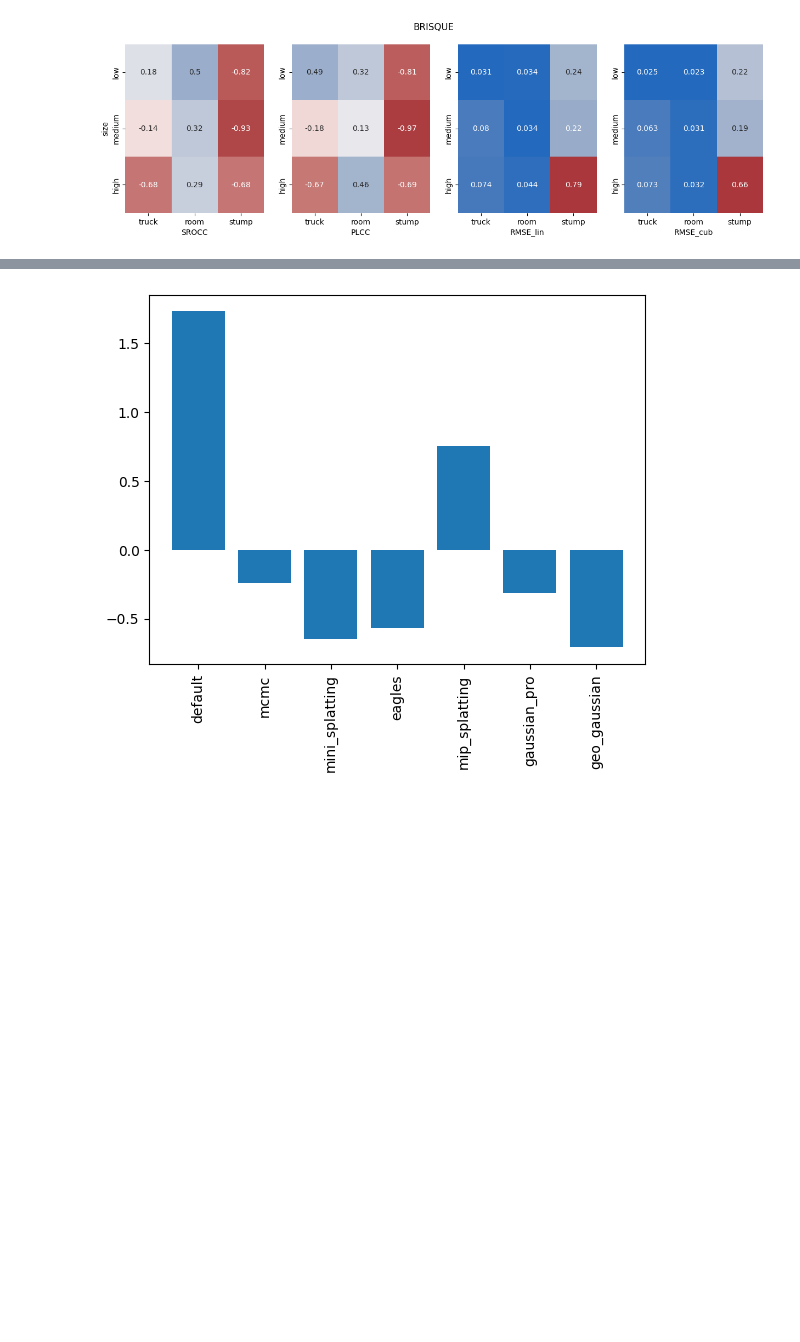
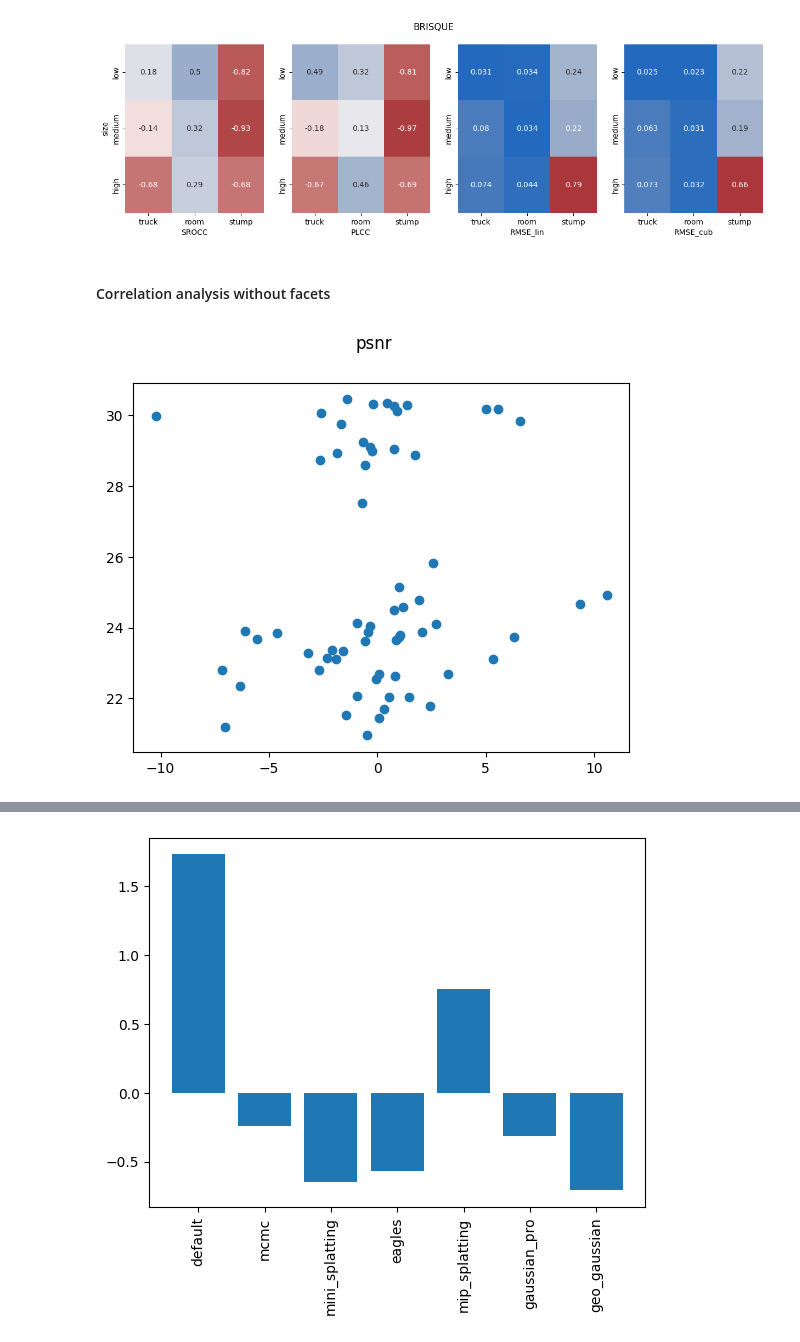
Before and after one commit to PaulErpen/final-data-analysis, a Jupyter notebook: joint-data-analysis.ipynb, the cells around one changed output, grey strips where cells are left out. Cells and saved outputs as stored; diff of their text form; code cells hidden in the pictures; blank space fills up the shorter version.

Commit message:
Expand correlation analysis

```diff
--- a/joint-data-analysis.ipynb
+++ b/joint-data-analysis.ipynb
@@ -229,3 +300,9 @@ plot_heatmap_for_metrics(df_brisque, "BRISQUE")
 [figure]
 [figure]
 [figure]
+# %% [markdown]
+#### Correlation analysis without facets
+# %%
+plot_quality_metric_against_jod("psnr")
+# %% [output]
+[figure, added]
```
Also changed, not shown: parts of 16 cells of this notebook.
